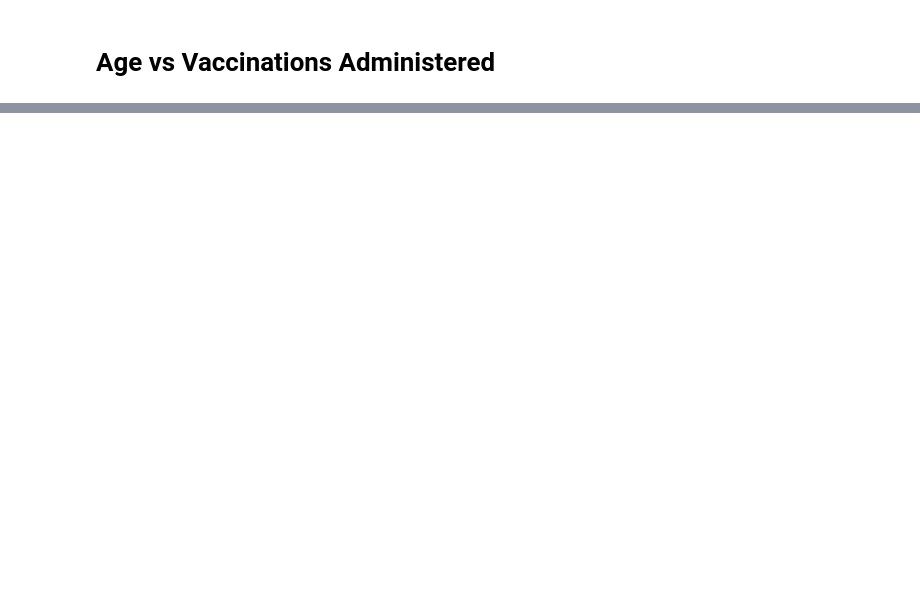
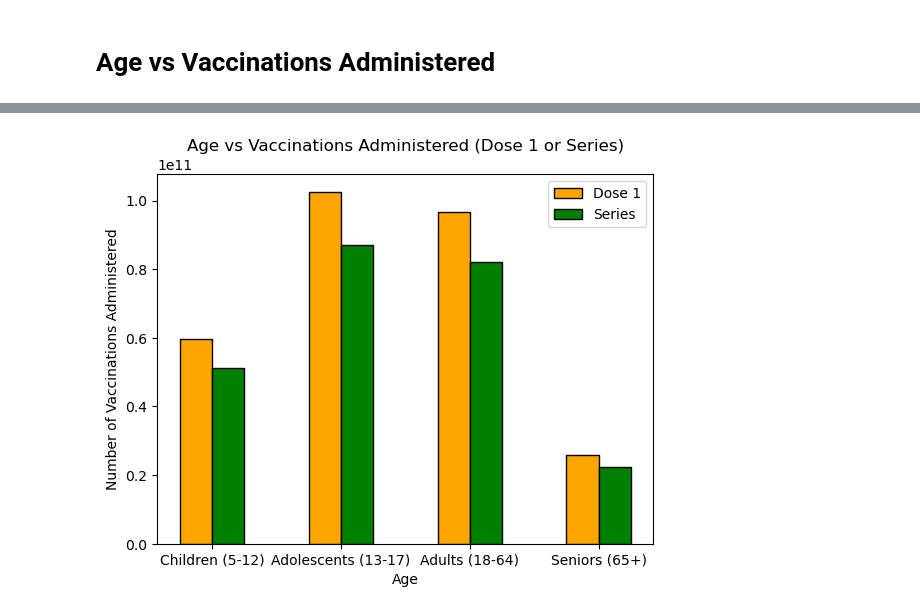
Before and after one commit to tinalina1003/Project1-Group4, a Jupyter notebook: Keyana/Age vs Vaccinations Administered.ipynb, the cells around one changed output, grey strips where cells are left out. Cells and saved outputs as stored; diff of their text form; code cells hidden in the pictures; blank space fills up the shorter version.

```diff
--- a/Keyana/Age vs Vaccinations Administered.ipynb
+++ b/Keyana/Age vs Vaccinations Administered.ipynb
@@ -26,2 +63,37 @@ labels = [Children (5-12)", "Adolescents (13-17)", "Adults (18-64)", "Seniors (6
+# %%
+# Sum total vaccinations for each age group
+sum_dose1_5 = vaccine_df["Administered Dose 1 (5 Plus)"].sum()
+sum_dose1_12 = vaccine_df["Administered Dose 1 (12 Plus)"].sum()
+sum_dose1_18 = vaccine_df["Administered Dose 1 (18 Plus)"].sum()
+sum_dose1_65 = vaccine_df["Administered Dose 1 (65 Plus)"].sum()
+
+sum_series_5 = vaccine_df["Administered Series (5 Plus)"].sum()
+sum_series_12 = vaccine_df["Administered Series (12 Plus)"].sum()
+sum_series_18 = vaccine_df["Administered Series (18 Plus)"].sum()
+sum_series_65 = vaccine_df["Administered Series (65 Plus)"].sum()
+# %%
+# Plot graph
+vaccines_dose1 = [sum_dose1_5, sum_dose1_12, sum_dose1_18, sum_dose1_65]
+vaccines_series = [sum_series_5, sum_series_12, sum_series_18, sum_series_65]
+
+n=4
+r = np.arange(n)
+width = 0.25
+
+plt.bar(r, vaccines_dose1, color = 'orange',
+       width = width, edgecolor = 'black', label='Dose 1')
+plt.bar(r + width, vaccines_series, color='g',
+        width = width, edgecolor = 'black', label='Series')
+
+plt.title("Age vs Vaccinations Administered (Dose 1 or Series)")
+plt.xlabel("Age")
+plt.ylabel("Number of Vaccinations Administered")
+
+plt.xticks(r + width/2, ['Children (5-12)', 'Adolescents (13-17)', 'Adults (18-64)', 'Seniors (65+)'])
+plt.legend()
+
+plt.show()
+# %% [output]
+[figure, added]
 # %%
 # Statistical summary for dose 1
```
Also changed, not shown: parts of 8 cells of this notebook, 3 other files.
